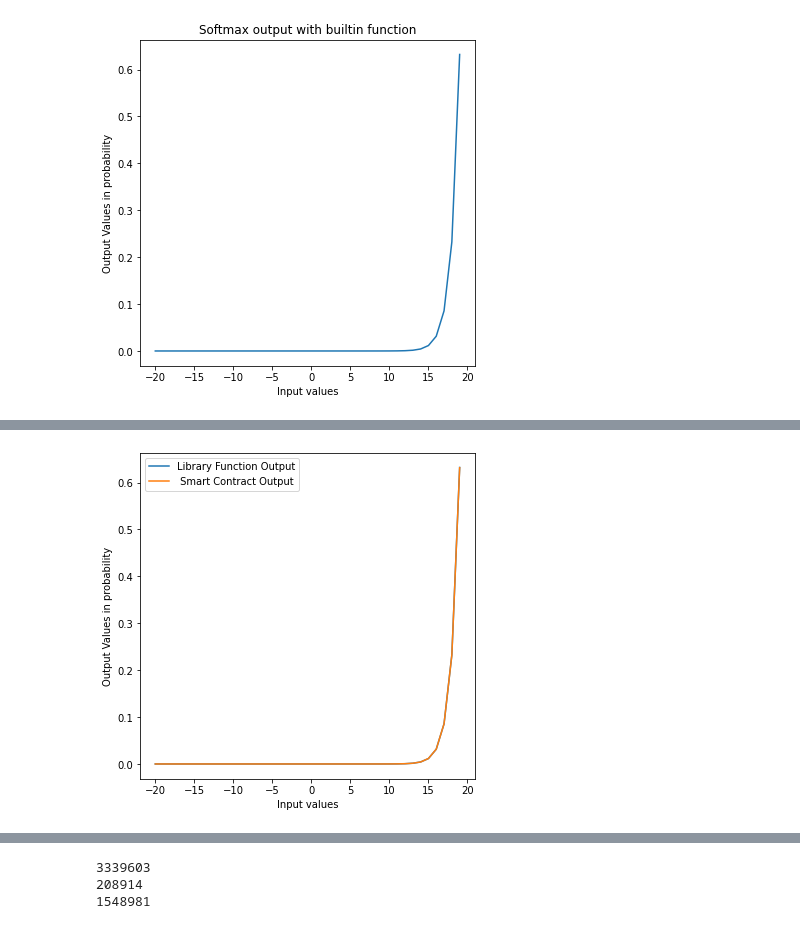
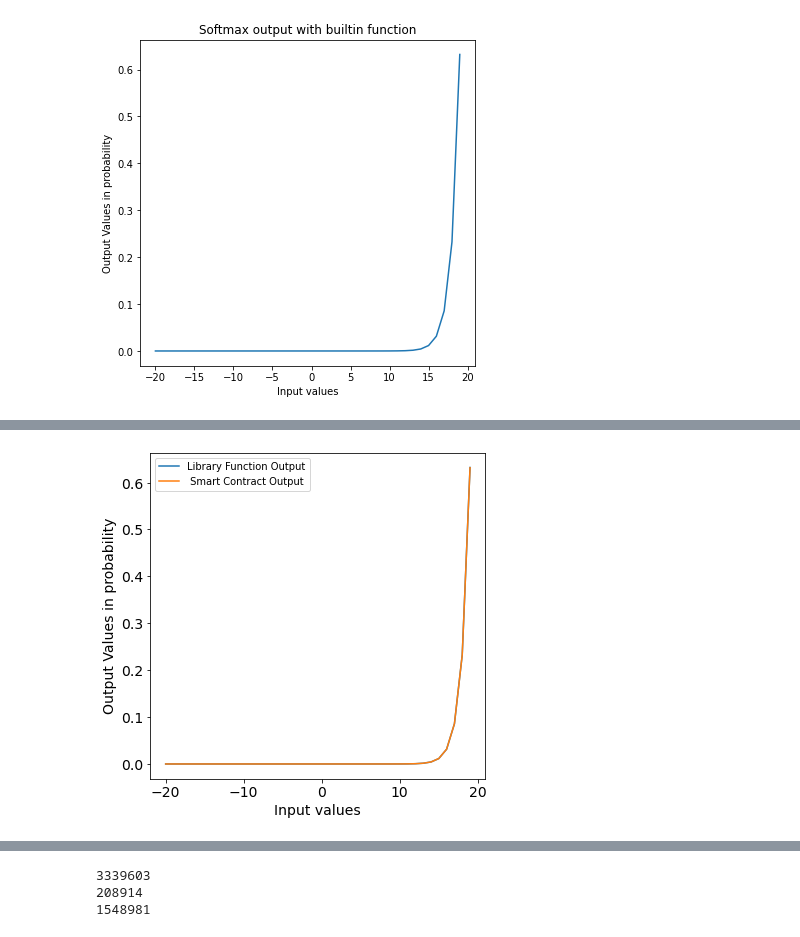
Before and after one commit to syber2020/Neural-Network-in-Smart-Contract, a Jupyter notebook: new-code/web3/web3_softmax.ipynb, the cells around one changed output, grey strips where cells are left out. Drawn from its saved outputs; the diff is of its cells as text; code cells hidden in the pictures.

```diff
--- a/new-code/web3/web3_softmax.ipynb
+++ b/new-code/web3/web3_softmax.ipynb
@@ -146,16 +146,19 @@ expongas
 # %%
 # print(softn/softd)
 plt.figure(figsize=(6,6))
 plt.plot(x,y,label ="Library Function Output")
 plt.plot(x,softn/softd, label = " Smart Contract Output")
 
 # plt.title('Softmax output with Smart Contract function with probability \n values (divisions perfomed outside smart contract')
-plt.xlabel("Input values")
-plt.ylabel("Output Values in probability")
+plt.xlabel("Input values",fontsize=14)
+plt.ylabel("Output Values in probability",fontsize=14)
+plt.tick_params(axis='both', which='major', labelsize=14)
+plt.tick_params(axis='both', which='minor', labelsize=14)
 plt.legend()
-plt.savefig("softmax-on-chain.pdf")
+plt.savefig("softmax-on-chain.pdf",bbox_inches='tight')
+plt.show()
 # %% [output]
-[figure, old version]
+[figure, new version]
 # %%
 expongas = expongas + soft_gas+gas_sumexpo
 expongas
```
Also changed, not shown: parts of 5 cells of this notebook, 10 other files.
